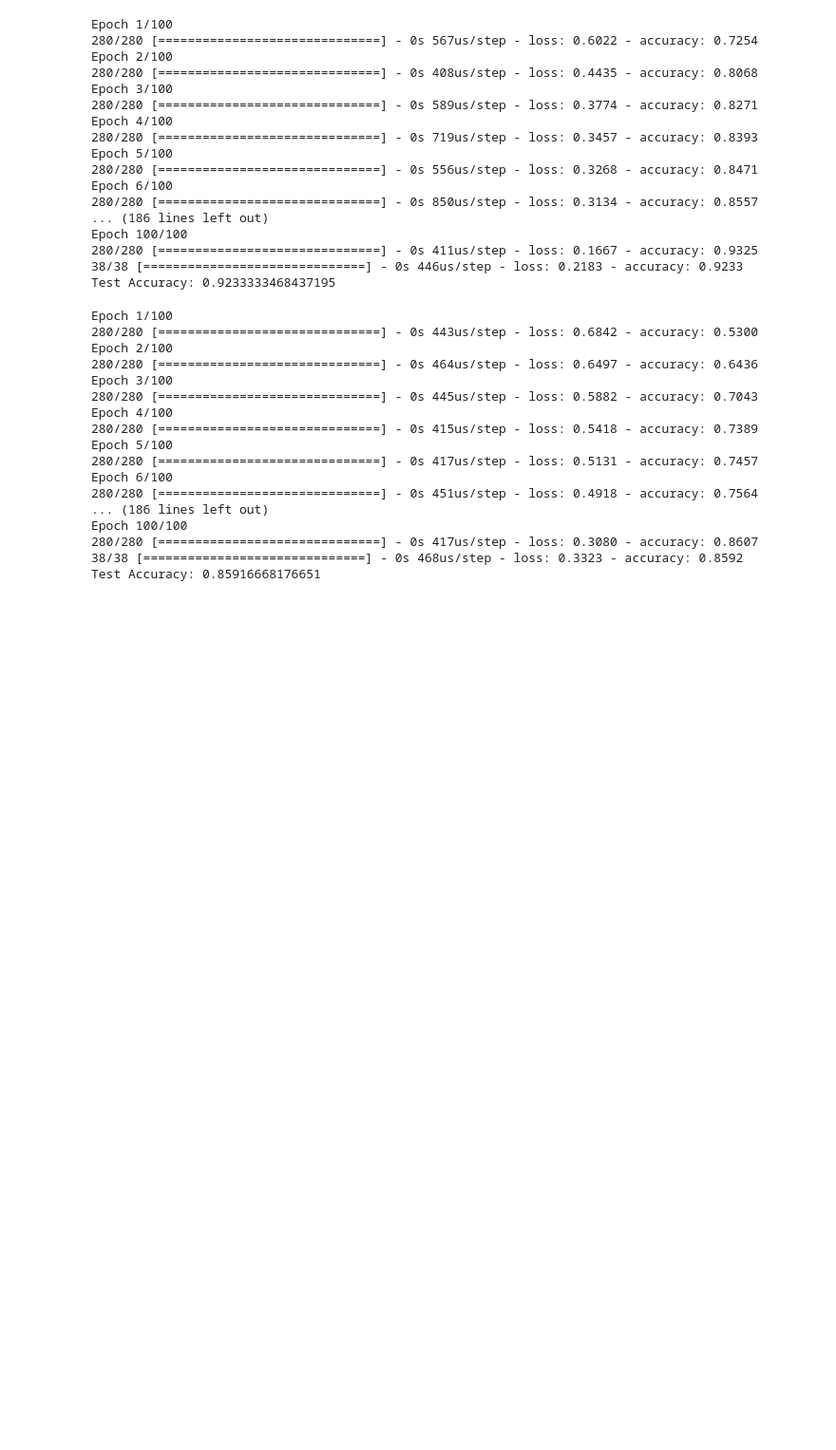
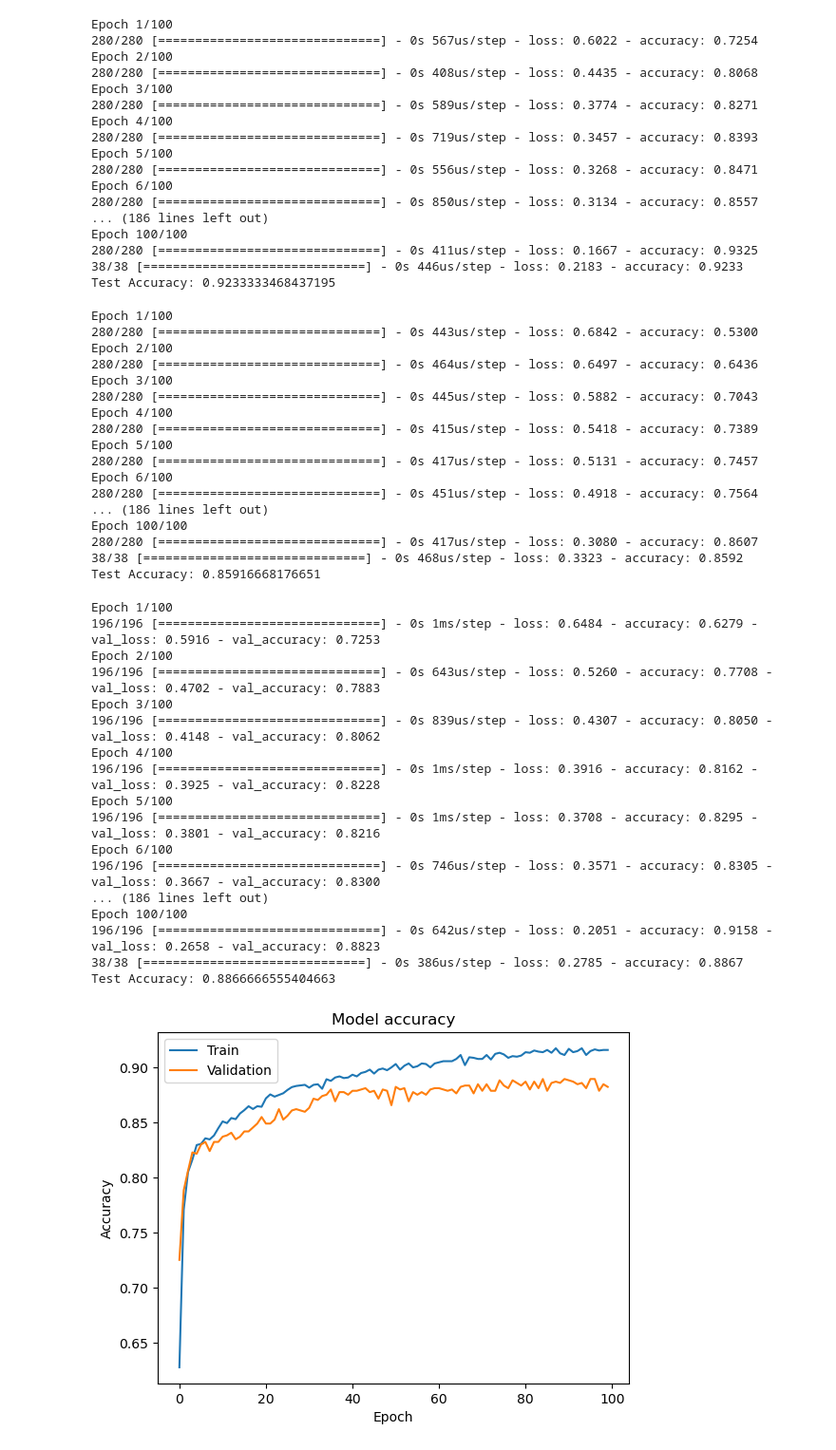
Before and after one commit to MaukanMir/Apple-Classifier, a Jupyter notebook: training.ipynb, the cells around one changed output. Shown at 95% size. Drawn from its saved outputs; the diff is of its cells as text; code cells hidden in the pictures; blank space fills up the shorter version.

Commit message:
Exploring neural network model performance

```diff
--- a/training.ipynb
+++ b/training.ipynb
@@ -75,11 +75,13 @@ def relu_model(X_train:pd.DataFrame, X_test:pd.DataFrame, y_train:list, y_test:l
   model.compile(loss='binary_crossentropy', optimizer='adam', metrics=['accuracy'])
 
   # Train the model
-  model.fit(X_train, y_train, epochs=100, batch_size=10, verbose=1)
+  history = model.fit(X_train, y_train, epochs=100, batch_size=10, verbose=1, validation_split=0.3)
 
   # Evaluate the model
   loss, accuracy = model.evaluate(X_test, y_test)
   print(f"Test Accuracy: {accuracy}")
+
+  return history
 # %%
 df = pd.read_csv("apple_quality.csv")
 df
@@ -308,3 +310,50 @@ Epoch 100/100
 280/280 [==============================] - 0s 417us/step - loss: 0.3080 - accuracy: 0.8607
 38/38 [==============================] - 0s 468us/step - loss: 0.3323 - accuracy: 0.8592
 Test Accuracy: 0.85916668176651
+# %%
+X, y = df.drop("Quality",axis =1), df["Quality"]
+
+standard_scaler = StandardScaler()
+
+X_train, X_test, y_train, y_test = train_test_split(X,y,test_size=0.3, random_state=42)
+
+X_train_standard_scaled, X_test_standard_scaled = standard_scaler.fit_transform(X_train), standard_scaler.fit_transform(X_test)
+
+history = relu_model(X_train_standard_scaled, X_test_standard_scaled, y_train, y_test)
+
+# Plot training & validation accuracy values
+plt.plot(history.history['accuracy'])
+plt.plot(history.history['val_accuracy'])
+plt.title('Model accuracy')
+plt.ylabel('Accuracy')
+plt.xlabel('Epoch')
+plt.legend(['Train', 'Validation'], loc='upper left')
+plt.show()
+
+# Plot training & validation loss values
+plt.plot(history.history['loss'])
+plt.plot(history.history['val_loss'])
+plt.title('Model loss')
+plt.ylabel('Loss')
+plt.xlabel('Epoch')
+plt.legend(['Train', 'Validation'], loc='upper left')
+plt.show()
+# %% [output]
+Epoch 1/100
+196/196 [==============================] - 0s 1ms/step - loss: 0.6484 - accuracy: 0.6279 - val_loss: 0.5916 - val_accuracy: 0.7253
+Epoch 2/100
+196/196 [==============================] - 0s 643us/step - loss: 0.5260 - accuracy: 0.7708 - val_loss: 0.4702 - val_accuracy: 0.7883
+Epoch 3/100
+196/196 [==============================] - 0s 839us/step - loss: 0.4307 - accuracy: 0.8050 - val_loss: 0.4148 - val_accuracy: 0.8062
+Epoch 4/100
+196/196 [==============================] - 0s 1ms/step - loss: 0.3916 - accuracy: 0.8162 - val_loss: 0.3925 - val_accuracy: 0.8228
+Epoch 5/100
+196/196 [==============================] - 0s 1ms/step - loss: 0.3708 - accuracy: 0.8295 - val_loss: 0.3801 - val_accuracy: 0.8216
+Epoch 6/100
+196/196 [==============================] - 0s 746us/step - loss: 0.3571 - accuracy: 0.8305 - val_loss: 0.3667 - val_accuracy: 0.8300
+... (186 lines left out)
+Epoch 100/100
+196/196 [==============================] - 0s 642us/step - loss: 0.2051 - accuracy: 0.9158 - val_loss: 0.2658 - val_accuracy: 0.8823
+38/38 [==============================] - 0s 386us/step - loss: 0.2785 - accuracy: 0.8867
+Test Accuracy: 0.8866666555404663
+[figure, added]
```
Also changed, not shown: parts of 1 cell of this notebook.
